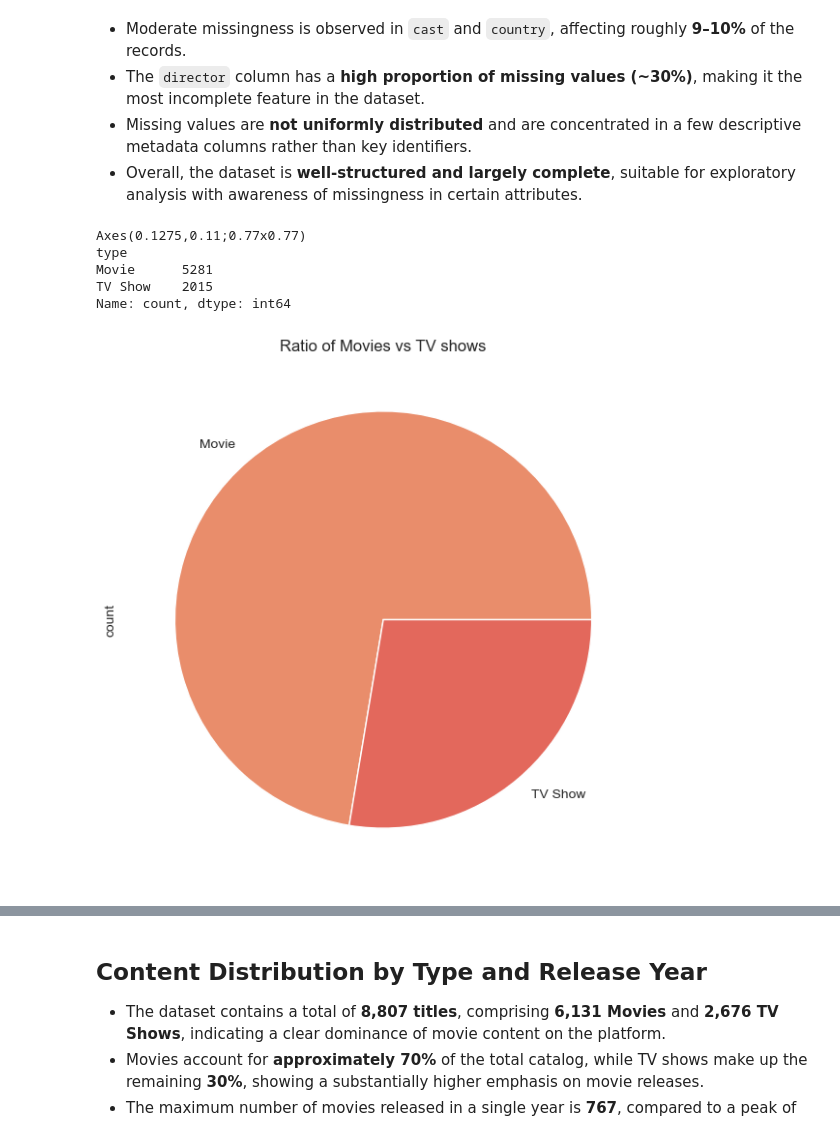
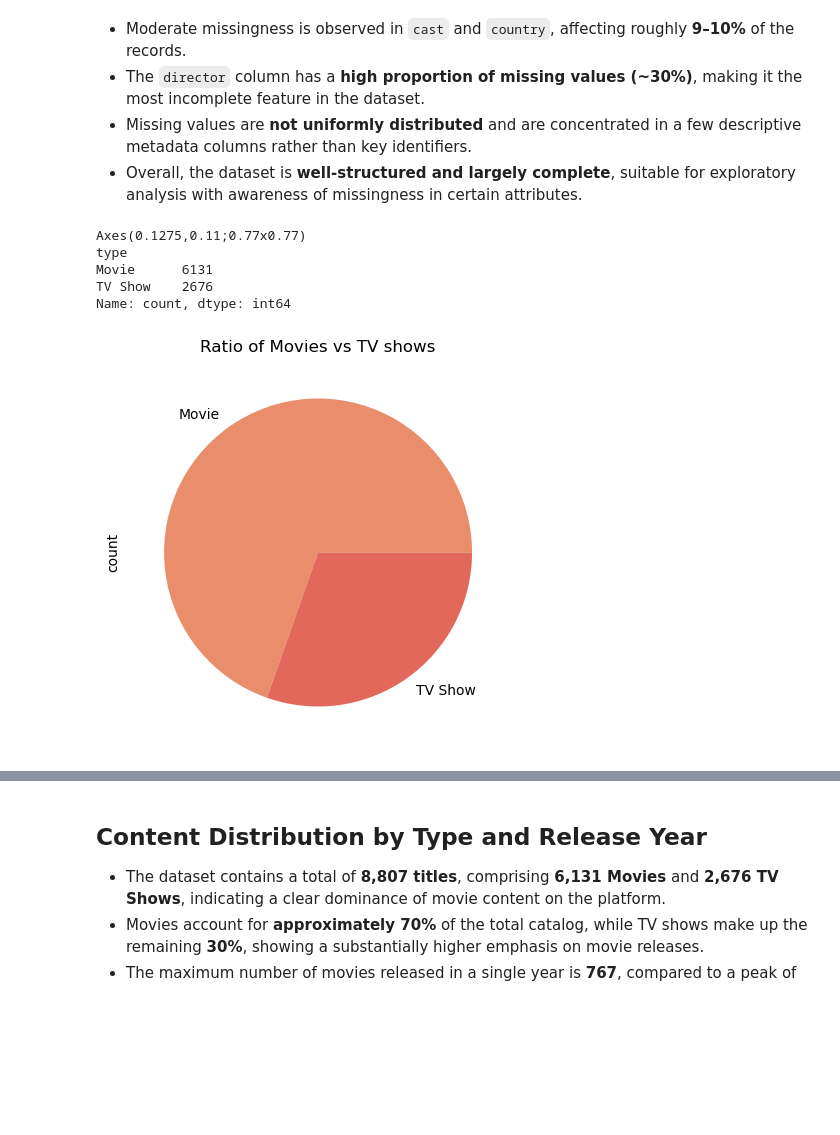
Before and after one commit to AafreenShaikh28/netflix-eda, a Jupyter notebook: EDA_Netflix.ipynb, the cells around one changed output, grey strips where cells are left out. Saved outputs shown, nothing was run; the diff lists cells and outputs as text; code cells hidden in the pictures; blank space fills up the shorter version.

```diff
--- a/EDA_Netflix.ipynb
+++ b/EDA_Netflix.ipynb
@@ -72,17 +72,17 @@ dtype: int64
 # %%
 print(df_netflix['type'].value_counts().plot(kind ='pie',
                                              y = 'type',
-                                             figsize = (7,7),
+                                             figsize = (5,5),
                                              title = 'Ratio of Movies vs TV shows'))
 print(df_netflix['type'].value_counts())
 plt.show()
 # %% [output]
 Axes(0.1275,0.11;0.77x0.77)
 type
-Movie      5281
-TV Show    2015
+Movie      6131
+TV Show    2676
 Name: count, dtype: int64
-[figure, old version]
+[figure, new version]
 # %%
 df_netflix_per_year = df_netflix.pivot_table(columns = 'type',
                        index ='release_year',
```
Also changed, not shown: parts of 21 cells of this notebook, 1 other file.
